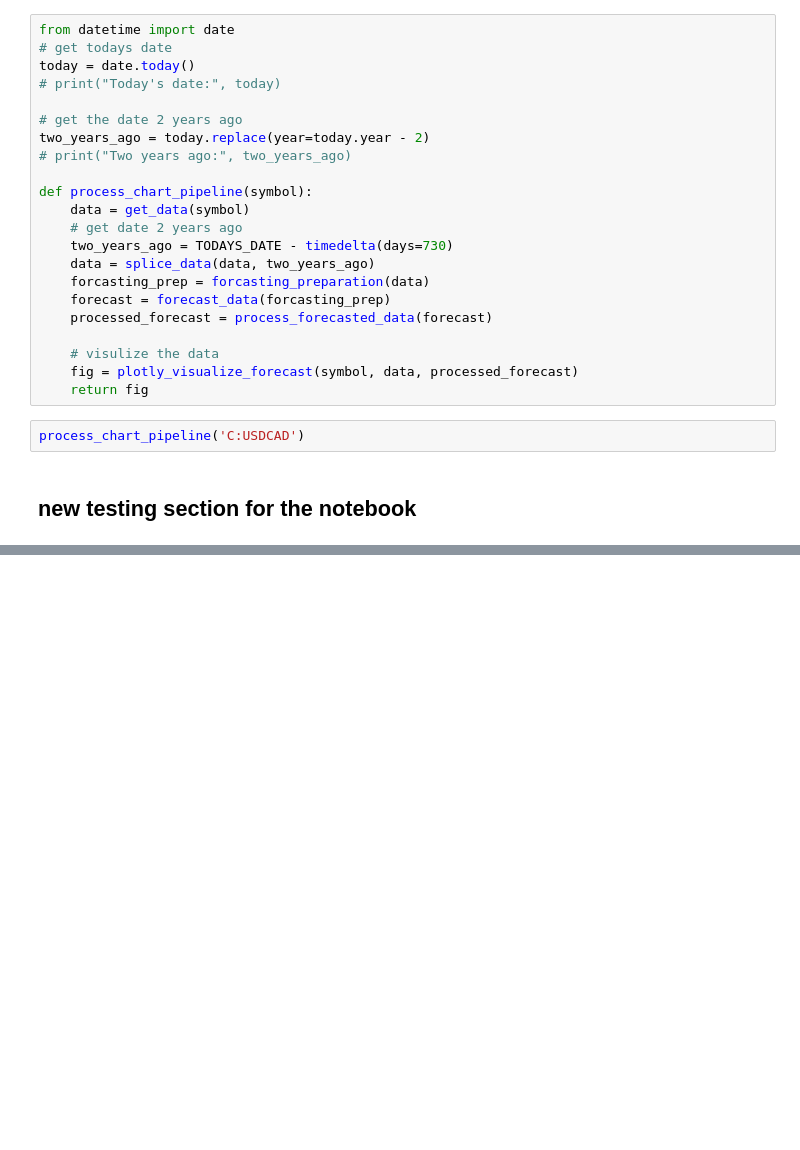
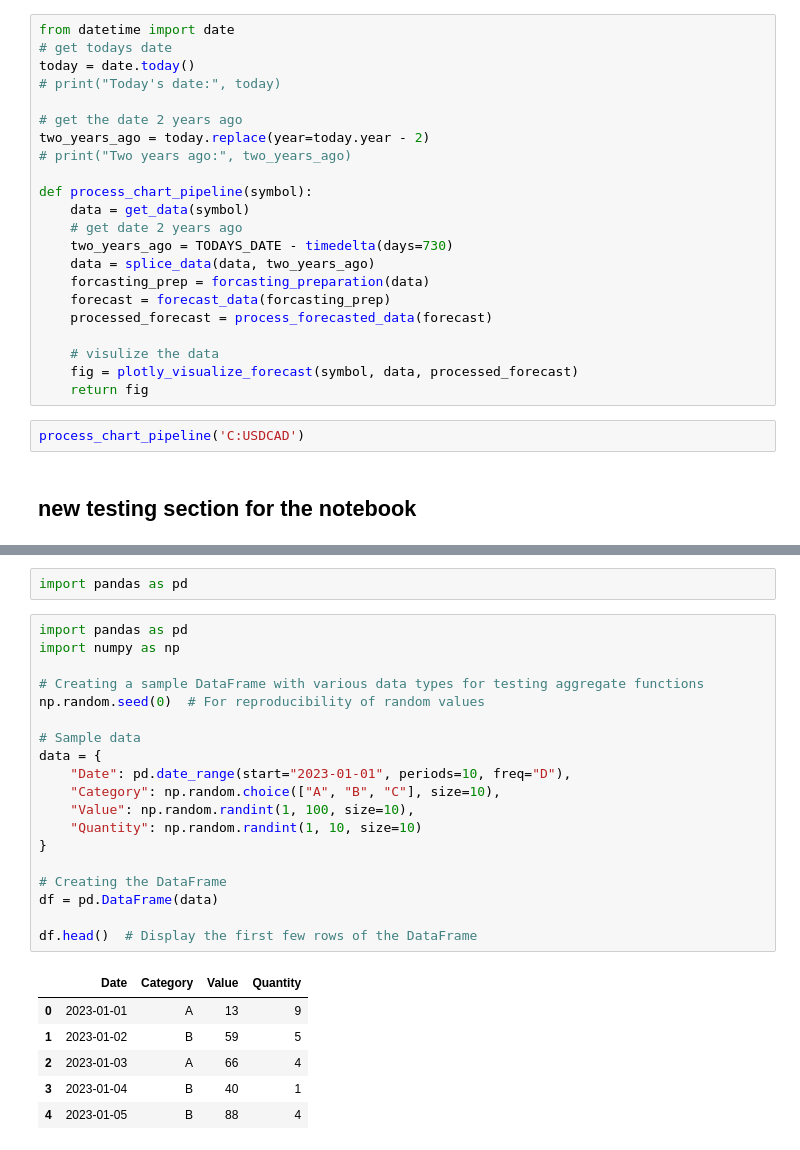
Before and after one commit to UFXtrendscalper/Dividend_Project, a Jupyter notebook: DIVIDEND DASHBOARD/testing_notebook.ipynb, the cells around one changed output, grey strips where cells are left out. Cells and saved outputs as stored; diff of their text form; blank space fills up the shorter version.

```diff
--- a/DIVIDEND DASHBOARD/testing_notebook.ipynb
+++ b/DIVIDEND DASHBOARD/testing_notebook.ipynb
@@ -178,0 +185,28 @@ I3RTEm6vso7yOXBhGcYSidwUhRHaSgWy
+# %%
+import pandas as pd
+# %%
+import pandas as pd
+import numpy as np
+
+# Creating a sample DataFrame with various data types for testing aggregate functions
+np.random.seed(0)  # For reproducibility of random values
+
+# Sample data
+data = {
+    "Date": pd.date_range(start="2023-01-01", periods=10, freq="D"),
+    "Category": np.random.choice(["A", "B", "C"], size=10),
+    "Value": np.random.randint(1, 100, size=10),
+    "Quantity": np.random.randint(1, 10, size=10)
+}
+
+# Creating the DataFrame
+df = pd.DataFrame(data)
+
+df.head()  # Display the first few rows of the DataFrame
+# %% [output]
+|  | Date | Category | Value | Quantity |
+| 0 | 2023-01-01 | A | 13 | 9 |
+| 1 | 2023-01-02 | B | 59 | 5 |
+| 2 | 2023-01-03 | A | 66 | 4 |
+| 3 | 2023-01-04 | B | 40 | 1 |
+| 4 | 2023-01-05 | B | 88 | 4 |
```
Also changed, not shown: parts of 28 cells of this notebook, 4 other files.
